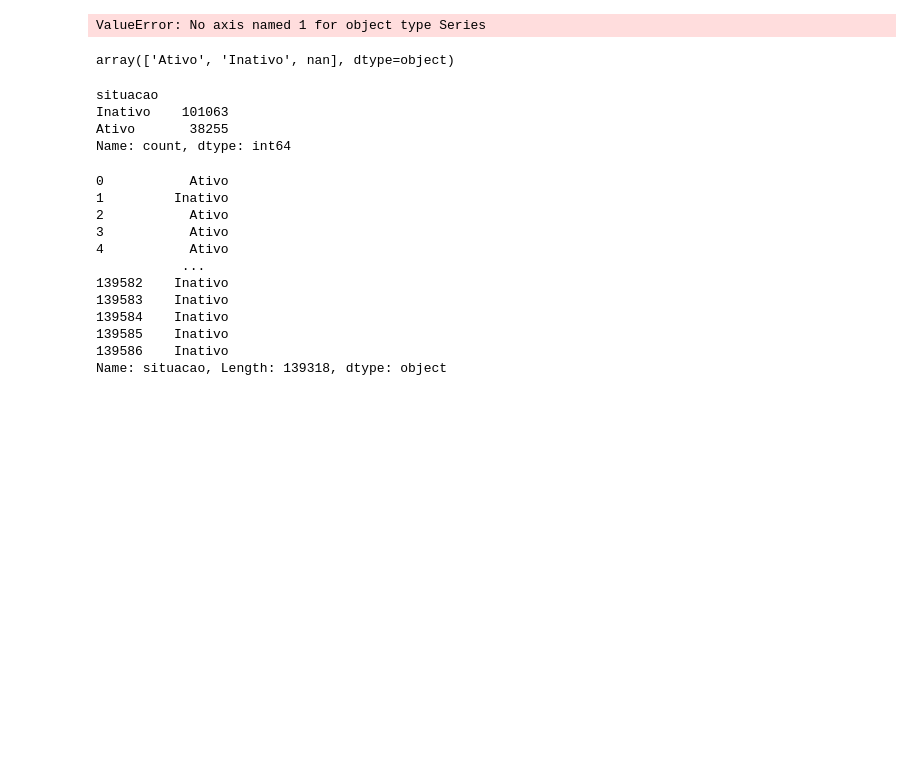
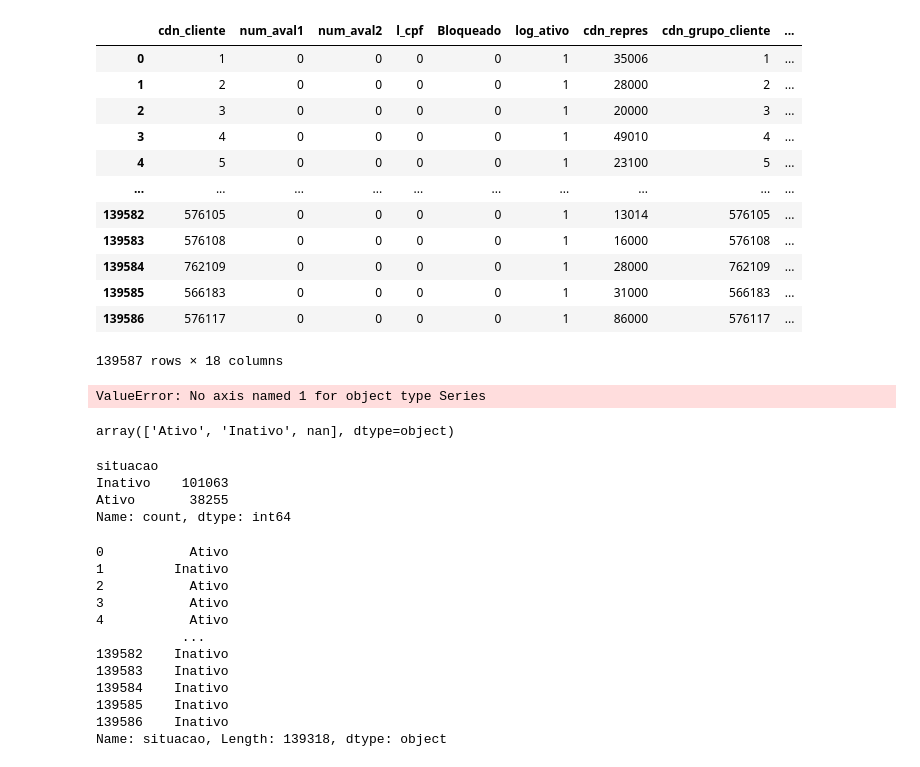
Before and after one commit to SerginhoTanaka/estagio-supervisionado, a Jupyter notebook: teste.ipynb, the cells around one changed output. Saved outputs shown, nothing was run; the diff lists cells and outputs as text; code cells hidden in the pictures; blank space fills up the shorter version.

```diff
--- a/teste.ipynb
+++ b/teste.ipynb
@@ -4,4 +4,4 @@ import numpy as np
 import re
 from scipy import stats
 # %%
-df = pd.read_csv('novo_arquivo.csv')
+data = pd.read_csv('novo_arquivo.csv')
@@ -26,0 +8,3 @@ KeyError: "None of [Index(['dt_inscricao'], dtype='object')] are in the [columns
+# %%
+data = data[:300]
+data.to_csv('database_300.csv', index=False)
@@ -27,3 +13,26 @@ KeyError: "None of [Index(['dt_inscricao'], dtype='object')] are in the [columns
+# %%
+categorical_values = data.select_dtypes(include=['object'])
+
+
+numerical_df = data.drop(columns=categorical_values.columns.tolist())
+bool_columns = numerical_df.select_dtypes(include=["bool"]).columns.tolist()
+numerical_df[bool_columns] = numerical_df[bool_columns].astype(int)
+# %%
+numerical_df
+# %% [output]
+|  | cdn_cliente | num_aval1 | num_aval2 | l_cpf | Bloqueado | log_ativo | cdn_repres | cdn_grupo_cliente | ... |
+| 0 | 1 | 0 | 0 | 0 | 0 | 1 | 35006 | 1 | ... |
+| 1 | 2 | 0 | 0 | 0 | 0 | 1 | 28000 | 2 | ... |
+| 2 | 3 | 0 | 0 | 0 | 0 | 1 | 20000 | 3 | ... |
+| 3 | 4 | 0 | 0 | 0 | 0 | 1 | 49010 | 4 | ... |
+| 4 | 5 | 0 | 0 | 0 | 0 | 1 | 23100 | 5 | ... |
+| ... | ... | ... | ... | ... | ... | ... | ... | ... | ... |
+| 139582 | 576105 | 0 | 0 | 0 | 0 | 1 | 13014 | 576105 | ... |
+| 139583 | 576108 | 0 | 0 | 0 | 0 | 1 | 16000 | 576108 | ... |
+| 139584 | 762109 | 0 | 0 | 0 | 0 | 1 | 28000 | 762109 | ... |
+| 139585 | 566183 | 0 | 0 | 0 | 0 | 1 | 31000 | 566183 | ... |
+| 139586 | 576117 | 0 | 0 | 0 | 0 | 1 | 86000 | 576117 | ... |
+139587 rows × 18 columns
 # %%
 z_scores = np.abs(stats.zscore(df['num_aval1'])) # calcula o z-score para cada valor numérico no dataset
 limiar = 3 # define um limiar para identificar outliers
```
Also changed, not shown: parts of 2 cells of this notebook, 4 other files.
